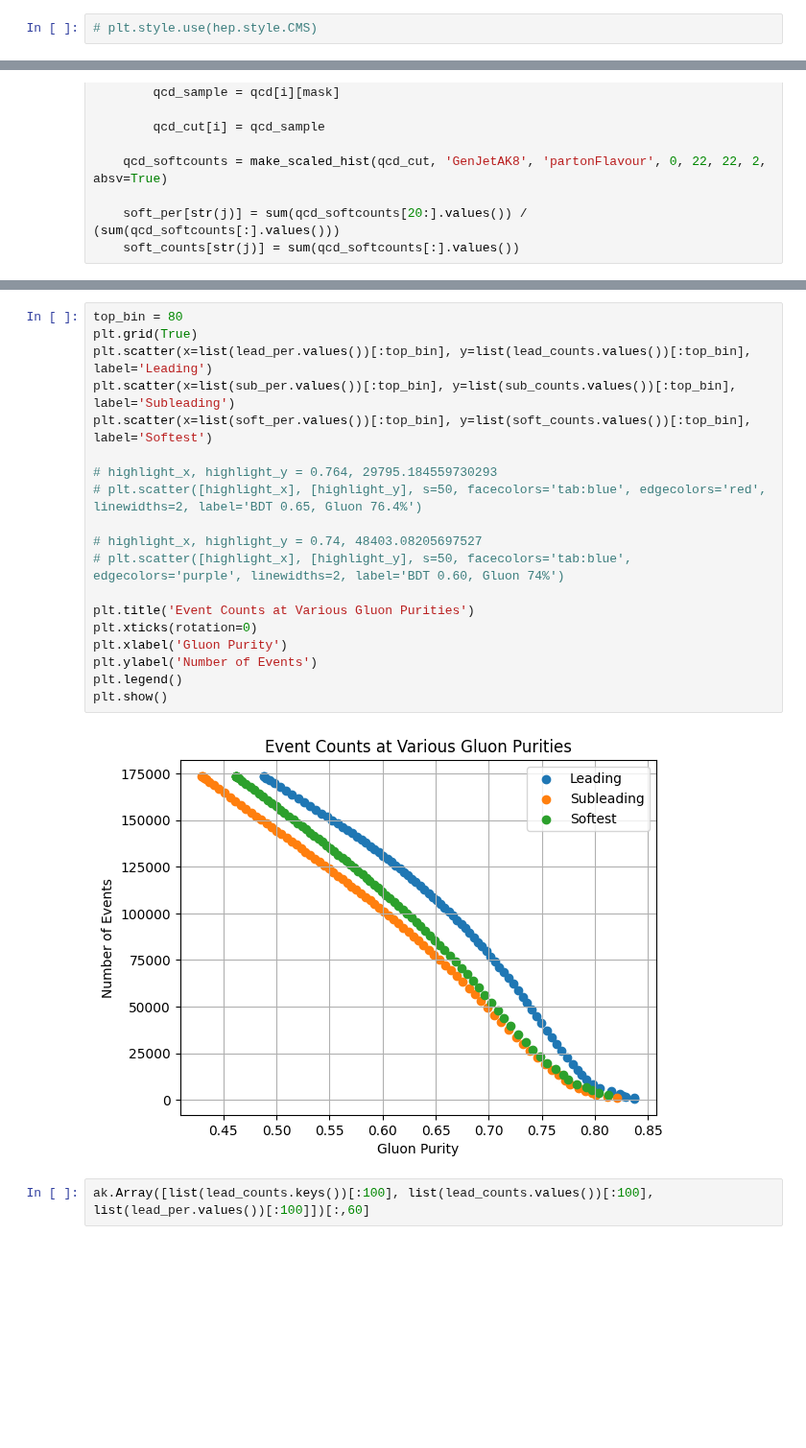
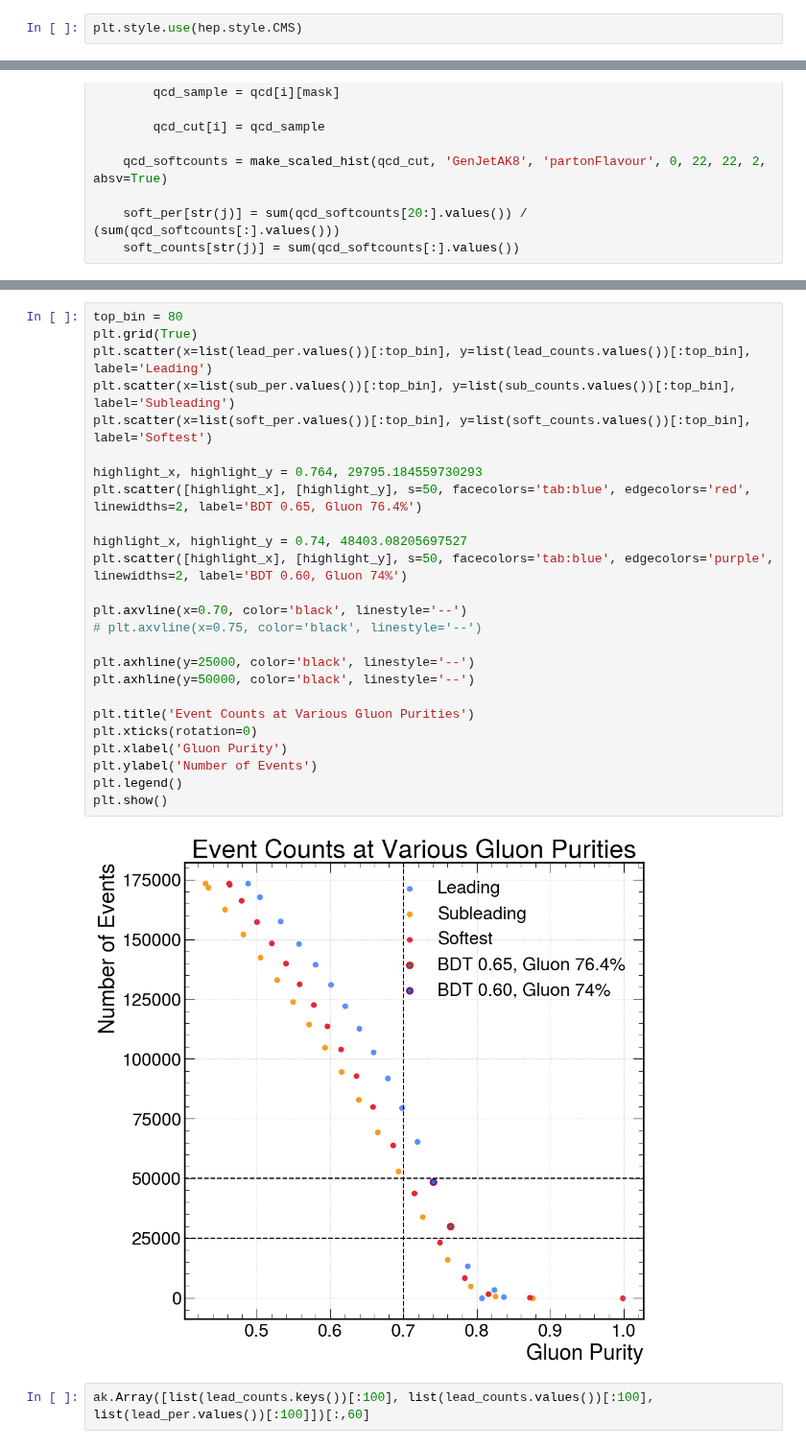
Before and after one commit to cmoore24-24/hgg, a Jupyter notebook: standalone_notebooks/skims/gluon_finding/bdt_cut.ipynb, the cells around one changed output, grey strips where cells are left out. Shown at 96% size. Cells and saved outputs as stored; diff of their text form; blank space fills up the shorter version.

```diff
--- a/standalone_notebooks/skims/gluon_finding/bdt_cut.ipynb
+++ b/standalone_notebooks/skims/gluon_finding/bdt_cut.ipynb
@@ -11,7 +11,7 @@ import xgboost as xgb
 import pickle
 import mplhep as hep
 # %%
-# plt.style.use(hep.style.CMS)
+plt.style.use(hep.style.CMS)
 # %%
 qcd = {}
 path = '/project01/ndcms/cmoore24/skims/gluon_finding/mc/'
@@ -315,24 +318,30 @@ plt.show()
 # %%
 top_bin = 80
 plt.grid(True)
 plt.scatter(x=list(lead_per.values())[:top_bin], y=list(lead_counts.values())[:top_bin], label='Leading')
 plt.scatter(x=list(sub_per.values())[:top_bin], y=list(sub_counts.values())[:top_bin], label='Subleading')
 plt.scatter(x=list(soft_per.values())[:top_bin], y=list(soft_counts.values())[:top_bin], label='Softest')
 
-# highlight_x, highlight_y = 0.764, 29795.184559730293
-# plt.scatter([highlight_x], [highlight_y], s=50, facecolors='tab:blue', edgecolors='red', linewidths=2, label='BDT 0.65, Gluon 76.4%')
+highlight_x, highlight_y = 0.764, 29795.184559730293
+plt.scatter([highlight_x], [highlight_y], s=50, facecolors='tab:blue', edgecolors='red', linewidths=2, label='BDT 0.65, Gluon 76.4%')
 
-# highlight_x, highlight_y = 0.74, 48403.08205697527
-# plt.scatter([highlight_x], [highlight_y], s=50, facecolors='tab:blue', edgecolors='purple', linewidths=2, label='BDT 0.60, Gluon 74%')
+highlight_x, highlight_y = 0.74, 48403.08205697527
+plt.scatter([highlight_x], [highlight_y], s=50, facecolors='tab:blue', edgecolors='purple', linewidths=2, label='BDT 0.60, Gluon 74%')
+
+plt.axvline(x=0.70, color='black', linestyle='--')
+# plt.axvline(x=0.75, color='black', linestyle='--')
+
+plt.axhline(y=25000, color='black', linestyle='--')
+plt.axhline(y=50000, color='black', linestyle='--')
 
 plt.title('Event Counts at Various Gluon Purities')
 plt.xticks(rotation=0)
 plt.xlabel('Gluon Purity')
 plt.ylabel('Number of Events')
 plt.legend()
 plt.show()
 # %% [output]
-[figure, old version]
+[figure, new version]
 # %%
 ak.Array([list(lead_counts.keys())[:100], list(lead_counts.values())[:100], list(lead_per.values())[:100]])[:,60]
 # %% [output]
```
Also changed, not shown: parts of 6 cells of this notebook, 7 other files.
